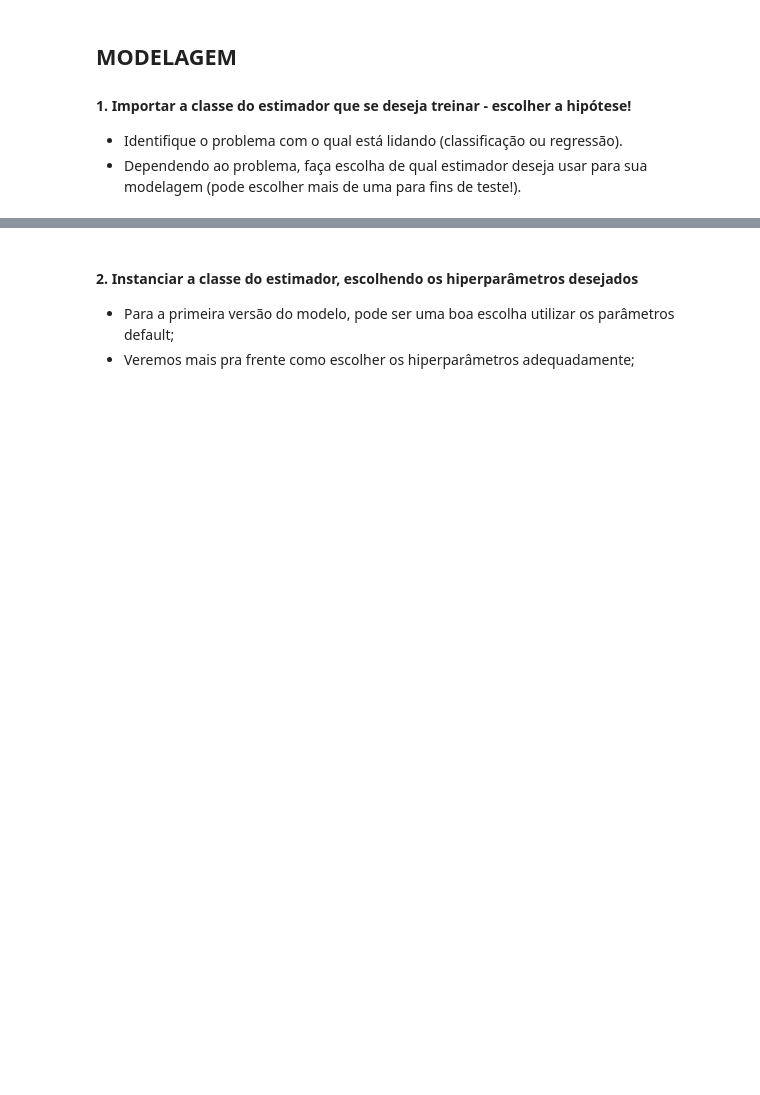
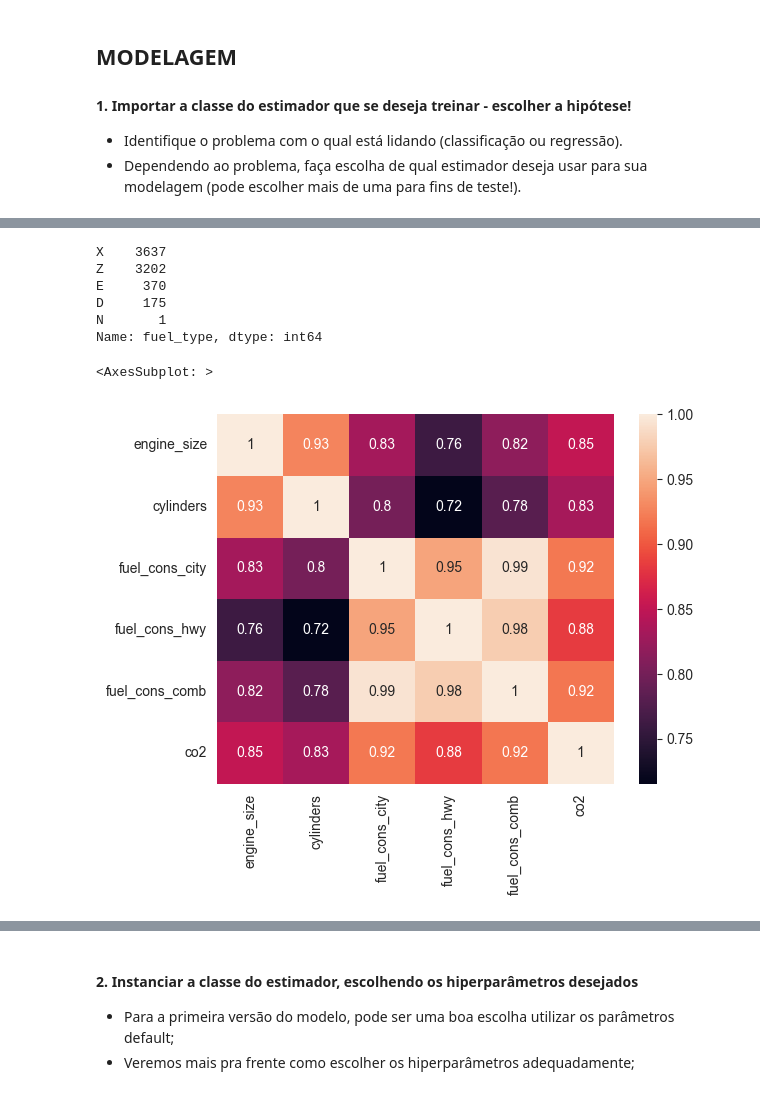
Before and after one commit to castroavila/projeto_estatistica_ii, a Jupyter notebook: Começando a pensar no projeto.ipynb, the cells around one changed output, grey strips where cells are left out. Saved outputs shown, nothing was run; the diff lists cells and outputs as text; code cells hidden in the pictures; blank space fills up the shorter version.

```diff
--- a/Começando a pensar no projeto.ipynb
+++ b/Começando a pensar no projeto.ipynb
@@ -82,0 +154,18 @@ plt.show()
+# %%
+data.fuel_type.value_counts()
+# %% [output]
+X    3637
+Z    3202
+E     370
+D     175
+N       1
+Name: fuel_type, dtype: int64
+# %%
+data_numerical = data[['engine_size', 'cylinders', 'fuel_cons_city', 'fuel_cons_hwy', 'fuel_cons_comb', 'co2']]
+# %%
+corr_data = data_numerical.corr()
+# %%
+sns.heatmap(data=corr_data, annot=True)
+# %% [output]
+<AxesSubplot: >
+[figure, added]
```
Also changed, not shown: parts of 10 cells of this notebook.
